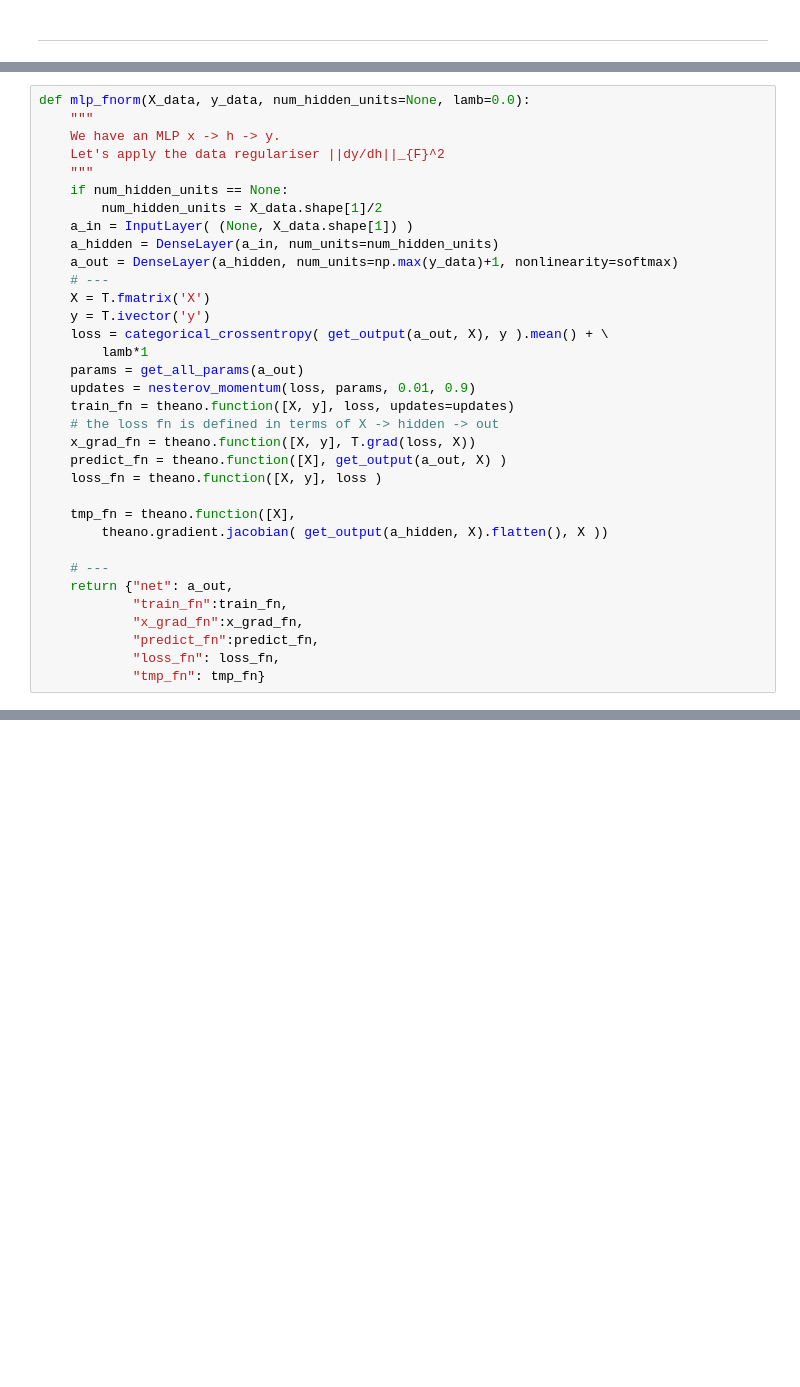
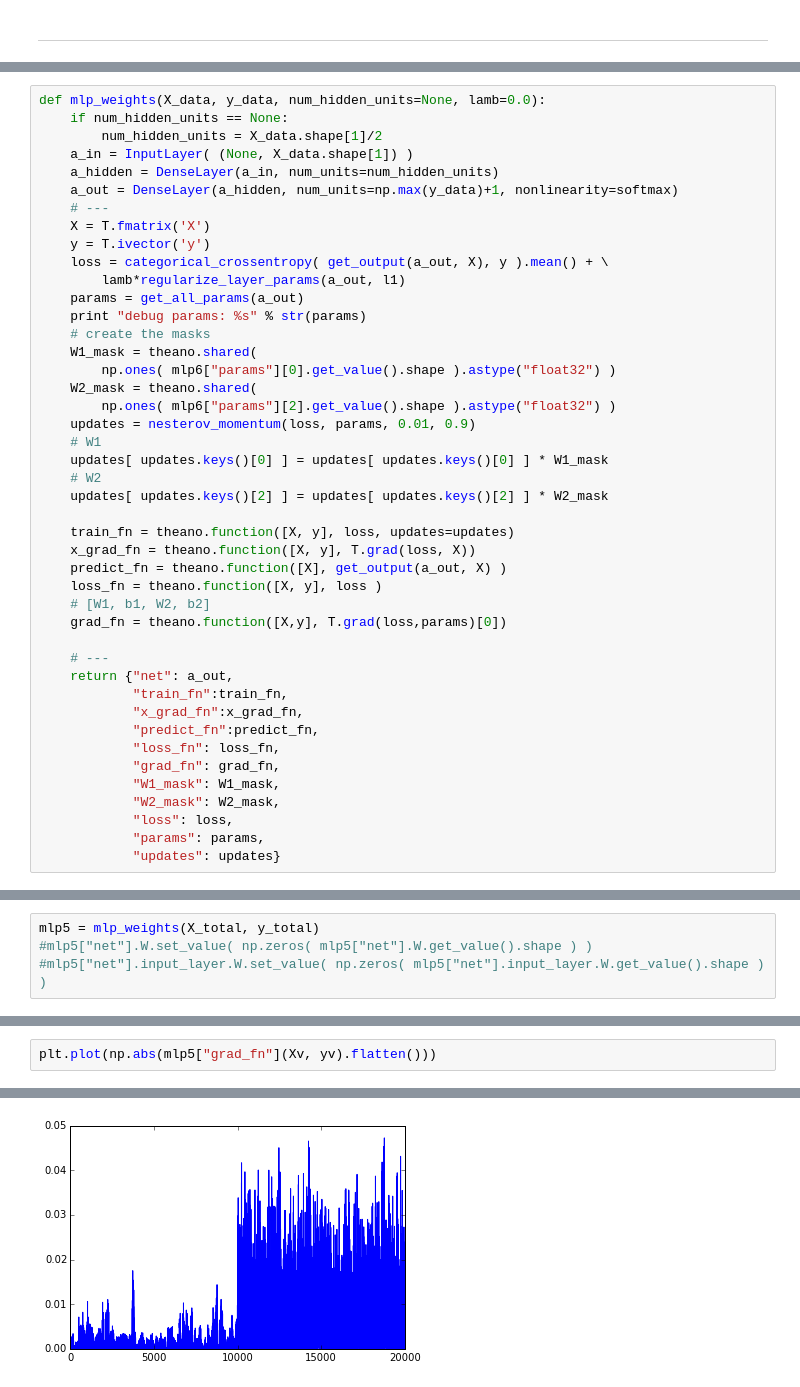
Before and after one commit to christopher-beckham/msc, a Jupyter notebook: notebooks/autoencoders_for_feature_rankings.ipynb, the cells around one changed output, grey strips where cells are left out. Cells and saved outputs as stored; diff of their text form; blank space fills up the shorter version.

Commit message:
Add weight killing and it seems to work

```diff
--- a/notebooks/autoencoders_for_feature_rankings.ipynb
+++ b/notebooks/autoencoders_for_feature_rankings.ipynb
@@ -612,9 +612,5 @@ plt.imshow( np.mean(np.abs(mnist_x_9),axis=0)[0] )
 # %%
-def mlp_fnorm(X_data, y_data, num_hidden_units=None, lamb=0.0):
-    """
-    We have an MLP x -> h -> y.
-    Let's apply the data regulariser ||dy/dh||_{F}^2
-    """
+def mlp_weights(X_data, y_data, num_hidden_units=None, lamb=0.0):
     if num_hidden_units == None:
         num_hidden_units = X_data.shape[1]/2
     a_in = InputLayer( (None, X_data.shape[1]) )
@@ -624,17 +620,26 @@ def mlp_fnorm(X_data, y_data, num_hidden_units=None, lamb=0.0):
     X = T.fmatrix('X')
     y = T.ivector('y')
     loss = categorical_crossentropy( get_output(a_out, X), y ).mean() + \
-        lamb*1
+        lamb*regularize_layer_params(a_out, l1)
     params = get_all_params(a_out)
+    print "debug params: %s" % str(params)
+    # create the masks
+    W1_mask = theano.shared(
+        np.ones( mlp6["params"][0].get_value().shape ).astype("float32") )
+    W2_mask = theano.shared(
+        np.ones( mlp6["params"][2].get_value().shape ).astype("float32") )
     updates = nesterov_momentum(loss, params, 0.01, 0.9)
+    # W1
+    updates[ updates.keys()[0] ] = updates[ updates.keys()[0] ] * W1_mask
+    # W2
+    updates[ updates.keys()[2] ] = updates[ updates.keys()[2] ] * W2_mask
+
     train_fn = theano.function([X, y], loss, updates=updates)
-    # the loss fn is defined in terms of X -> hidden -> out
     x_grad_fn = theano.function([X, y], T.grad(loss, X))
     predict_fn = theano.function([X], get_output(a_out, X) )
     loss_fn = theano.function([X, y], loss )
-
-    tmp_fn = theano.function([X],
-        theano.gradient.jacobian( get_output(a_hidden, X).flatten(), X ))
+    # [W1, b1, W2, b2]
+    grad_fn = theano.function([X,y], T.grad(loss,params)[0])
 
     # ---
     return {"net": a_out,
@@ -642,4 +647,9 @@ def mlp_fnorm(X_data, y_data, num_hidden_units=None, lamb=0.0):
             "x_grad_fn":x_grad_fn,
             "predict_fn":predict_fn,
             "loss_fn": loss_fn,
-            "tmp_fn": tmp_fn}
+            "grad_fn": grad_fn,
+            "W1_mask": W1_mask,
+            "W2_mask": W2_mask,
+            "loss": loss,
+            "params": params,
+            "updates": updates}
@@ -657,0 +656,4 @@ X_total[0:4].shape
+# %%
+mlp5 = mlp_weights(X_total, y_total)
+#mlp5["net"].W.set_value( np.zeros( mlp5["net"].W.get_value().shape ) )
+#mlp5["net"].input_layer.W.set_value( np.zeros( mlp5["net"].input_layer.W.get_value().shape ) )
@@ -657,0 +680,3 @@ X_total[0:4].shape
+# %%
+plt.plot(np.abs(mlp5["grad_fn"](Xv, yv).flatten()))
+# %% [output]
@@ -657,0 +684 @@ X_total[0:4].shape
+[figure, added]
```
Also changed, not shown: parts of 26 cells of this notebook, 4 other files.
